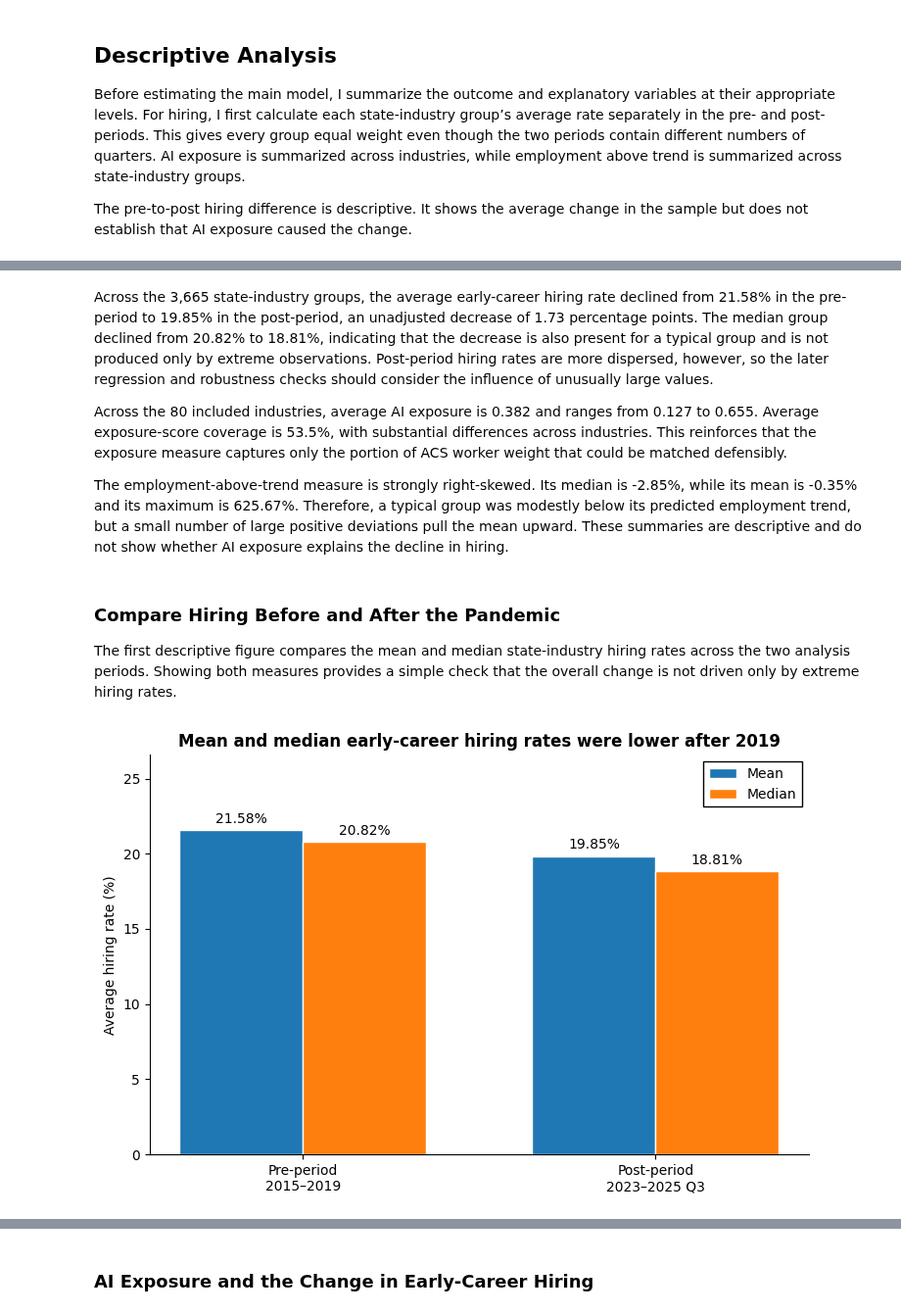
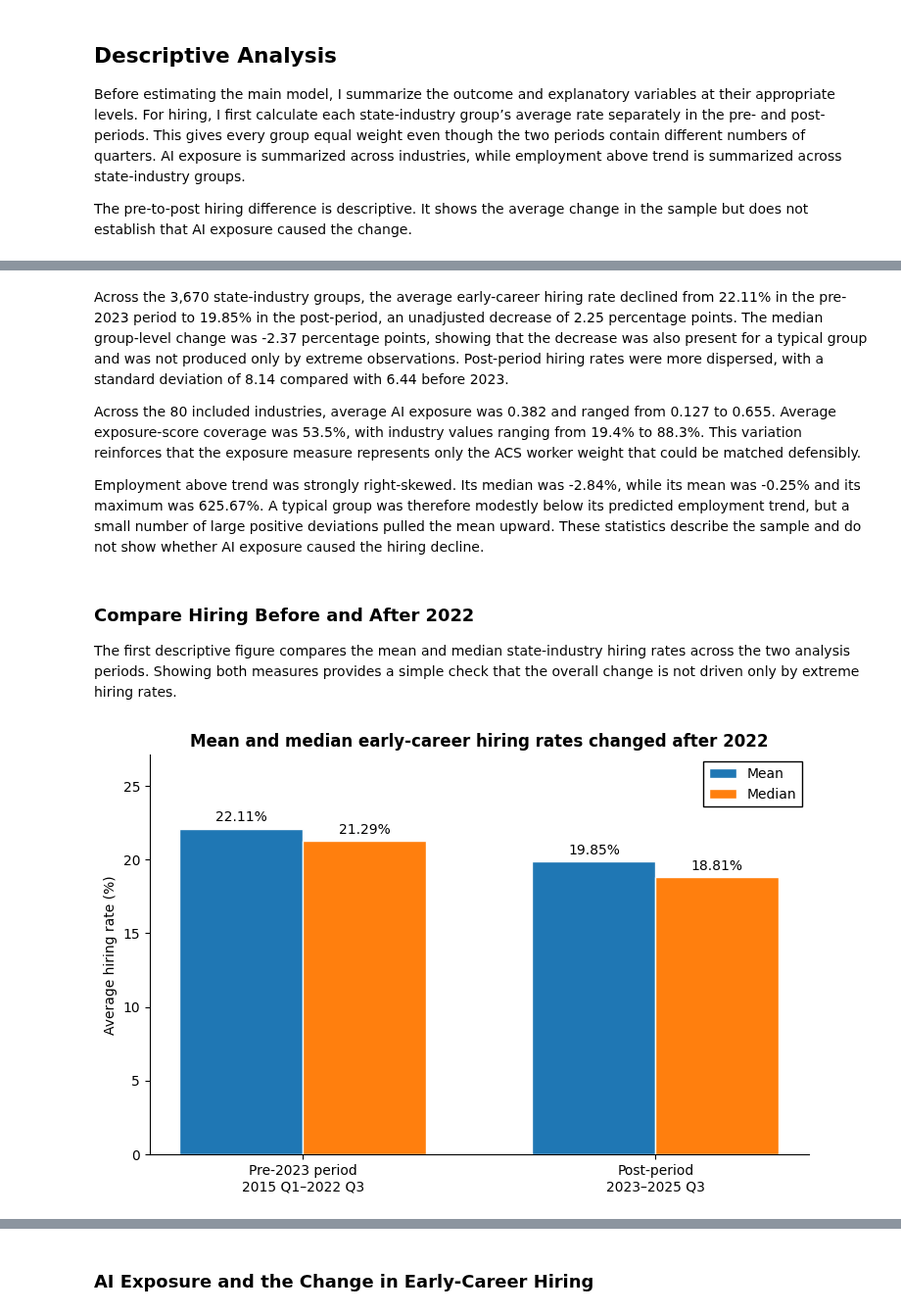
Before and after one commit to viet0901/senior-research, a Jupyter notebook: notebooks/01_research_analysis.ipynb, the cells around one changed output, grey strips where cells are left out. Shown at 98% size. Cells and saved outputs as stored; diff of their text form; code cells hidden in the pictures.

```diff
--- a/notebooks/01_research_analysis.ipynb
+++ b/notebooks/01_research_analysis.ipynb
@@ -1159,11 +1161,15 @@ hiring_panel = qwi.loc[
         "period",
         "year",
         "quarter",
+        "HirAEnd",
+        "sHirAEnd",
         "HirAEndR",
         "sHirAEndR",
     ],
 ].rename(
     columns={
+        "HirAEnd": "hire_count",
+        "sHirAEnd": "hire_count_status",
         "HirAEndR": "hiring_rate",
         "sHirAEndR": "hiring_rate_status",
     }
@@ -1172,7 +1178,8 @@ hiring_panel = qwi.loc[
 assert not hiring_panel.duplicated(panel_key).any()
 
 
-# Express the hiring rate in percentage points
+# Prepare the two hiring outcomes
+hiring_panel["hire_count"] = hiring_panel["hire_count"].astype(float)
 hiring_panel["hiring_rate"] = hiring_panel["hiring_rate"].astype(float)
 hiring_panel["hiring_rate_pct"] = (
     hiring_panel["hiring_rate"] * 100
@@ -1182,7 +1189,7 @@ hiring_panel["hiring_rate_pct"] = (
 # Define the pre, post, and excluded periods
 pre_period = hiring_panel["period"].between(
     "2015Q1",
-    "2019Q4",
+    "2022Q3",
 )
 
 post_period = hiring_panel["period"].ge("2023Q1")
@@ -1697,18 +1704,18 @@ Unadjusted average hiring-rate change: -1.725 percentage points
 # %% [markdown]
-Across the 3,665 state-industry groups, the average early-career hiring rate declined from 21.58% in the pre-period to 19.85% in the post-period, an unadjusted decrease of 1.73 percentage points. The median group declined from 20.82% to 18.81%, indicating that the decrease is also present for a typical group and is not produced only by extreme observations. Post-period hiring rates are more dispersed, however, so the later regression and robustness checks should consider the influence of unusually large values.
+Across the 3,670 state-industry groups, the average early-career hiring rate declined from 22.11% in the pre-2023 period to 19.85% in the post-period, an unadjusted decrease of 2.25 percentage points. The median group-level change was -2.37 percentage points, showing that the decrease was also present for a typical group and was not produced only by extreme observations. Post-period hiring rates were more dispersed, with a standard deviation of 8.14 compared with 6.44 before 2023.
 
-Across the 80 included industries, average AI exposure is 0.382 and ranges from 0.127 to 0.655. Average exposure-score coverage is 53.5%, with substantial differences across industries. This reinforces that the exposure measure captures only the portion of ACS worker weight that could be matched defensibly.
+Across the 80 included industries, average AI exposure was 0.382 and ranged from 0.127 to 0.655. Average exposure-score coverage was 53.5%, with industry values ranging from 19.4% to 88.3%. This variation reinforces that the exposure measure represents only the ACS worker weight that could be matched defensibly.
 
-The employment-above-trend measure is strongly right-skewed. Its median is -2.85%, while its mean is -0.35% and its maximum is 625.67%. Therefore, a typical group was modestly below its predicted employment trend, but a small number of large positive deviations pull the mean upward. These summaries are descriptive and do not show whether AI exposure explains the decline in hiring.
+Employment above trend was strongly right-skewed. Its median was -2.84%, while its mean was -0.25% and its maximum was 625.67%. A typical group was therefore modestly below its predicted employment trend, but a small number of large positive deviations pulled the mean upward. These statistics describe the sample and do not show whether AI exposure caused the hiring decline.
 # %% [markdown]
-### Compare Hiring Before and After the Pandemic
+### Compare Hiring Before and After 2022
 
 The first descriptive figure compares the mean and median state-industry hiring rates across the two analysis periods. Showing both measures provides a simple check that the overall change is not driven only by extreme hiring rates.
 # %%
 hiring_plot_data = pd.DataFrame(
     {
         "period": [
-            "Pre-period\n2015–2019",
+            "Pre-2023 period\n2015 Q1–2022 Q3",
             "Post-period\n2023–2025 Q3",
         ],
         "mean": [
@@ -1764,7 +1771,7 @@ ax.bar_label(
 )
 
 ax.set_title(
-    "Mean and median early-career hiring rates were lower after 2019",
+    "Mean and median early-career hiring rates changed after 2022",
     fontweight="bold",
 )
 ax.set_ylabel("Average hiring rate (%)")
@@ -1779,32 +1786,32 @@ ax.set_ylim(
 
 ax.spines["top"].set_visible(False)
 ax.spines["right"].set_visible(False)
 ax.legend(
     frameon=True,
     fancybox=False,
     framealpha=1,
     edgecolor="black",
     facecolor="white",
 )
 
 fig.tight_layout()
 
 descriptive_figure_path = (
     project_root
     / "figures"
     / "early_career_hiring_pre_post.png"
 )
 descriptive_figure_path.parent.mkdir(
     parents=True,
     exist_ok=True,
 )
 fig.savefig(
     descriptive_figure_path,
     dpi=300,
     bbox_inches="tight",
 )
 
 plt.show()
 # %% [output]
-[figure, old version]
+[figure, new version]
 # %% [markdown]
```
Also changed, not shown: parts of 28 cells of this notebook, 5 other files.
